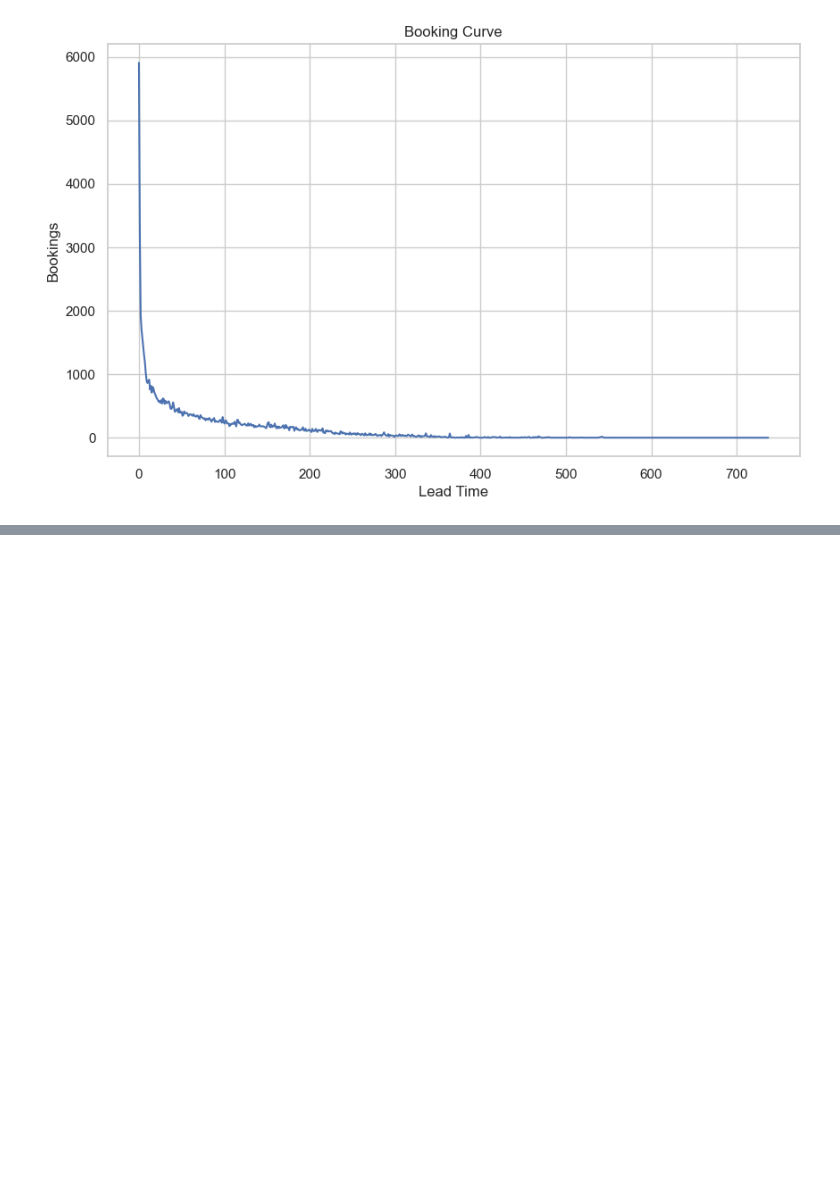
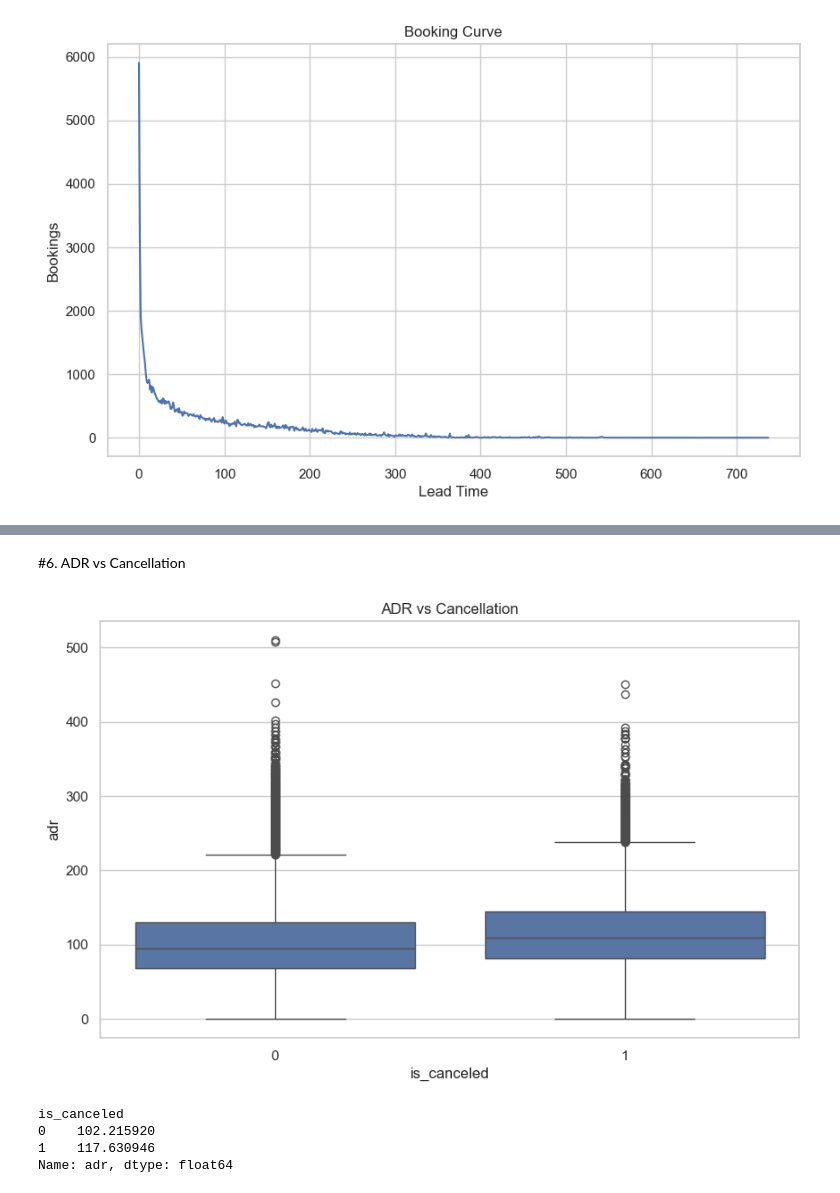
Before and after one commit to Jerolin911/Travel-Tourism-Hospitality-Customer-Retention-Analysis-Dynamic-Pricing, a Jupyter notebook: Project2_EDA.ipynb, the cells around one changed output, grey strips where cells are left out. Cells and saved outputs as stored; diff of their text form; code cells hidden in the pictures; blank space fills up the shorter version.

```diff
--- a/Project2_EDA.ipynb
+++ b/Project2_EDA.ipynb
@@ -79,0 +106,13 @@ plt.show()
+# %% [markdown]
+#6. ADR vs Cancellation
+# %%
+sns.boxplot(x='is_canceled', y='adr', data=df)
+plt.title("ADR vs Cancellation")
+plt.show()
+print(df.groupby('is_canceled')['adr'].mean())
+# %% [output]
+[figure, added]
+is_canceled
+0    102.215920
+1    117.630946
+Name: adr, dtype: float64
```
Also changed, not shown: parts of 4 cells of this notebook.
